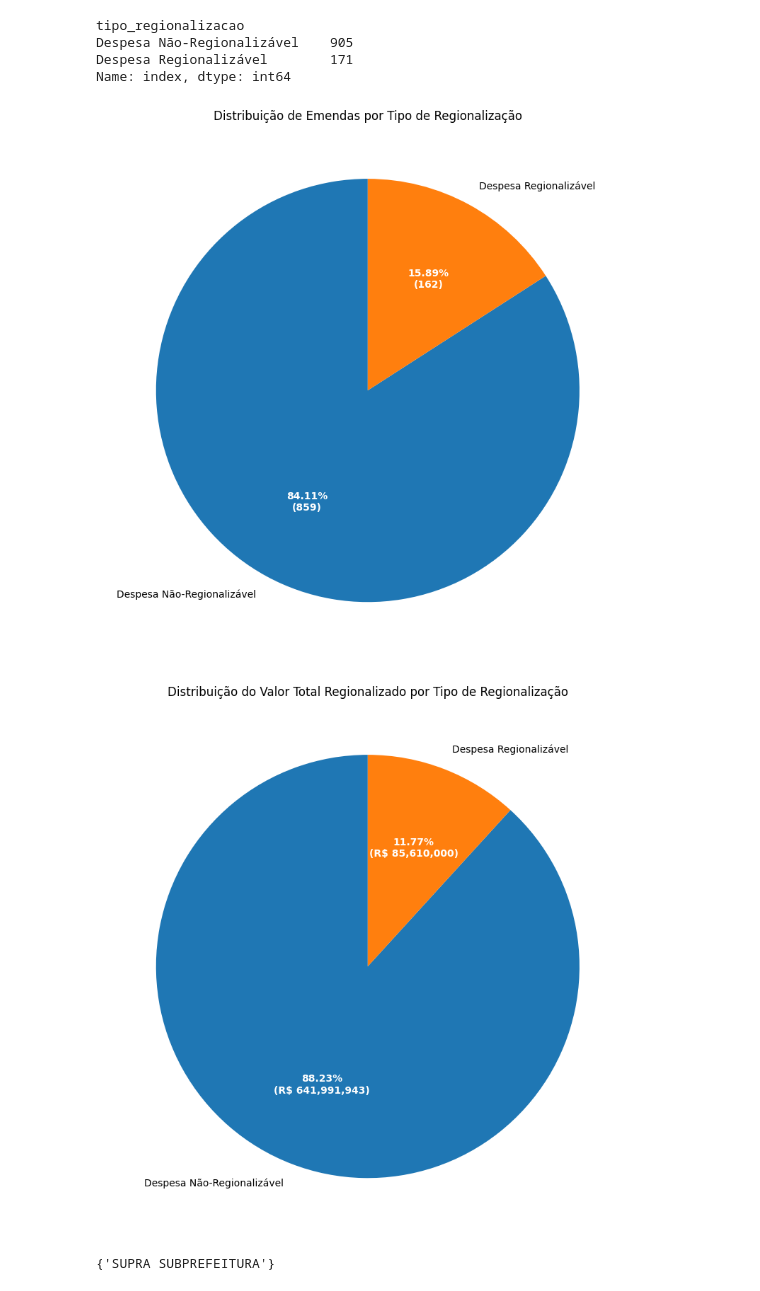
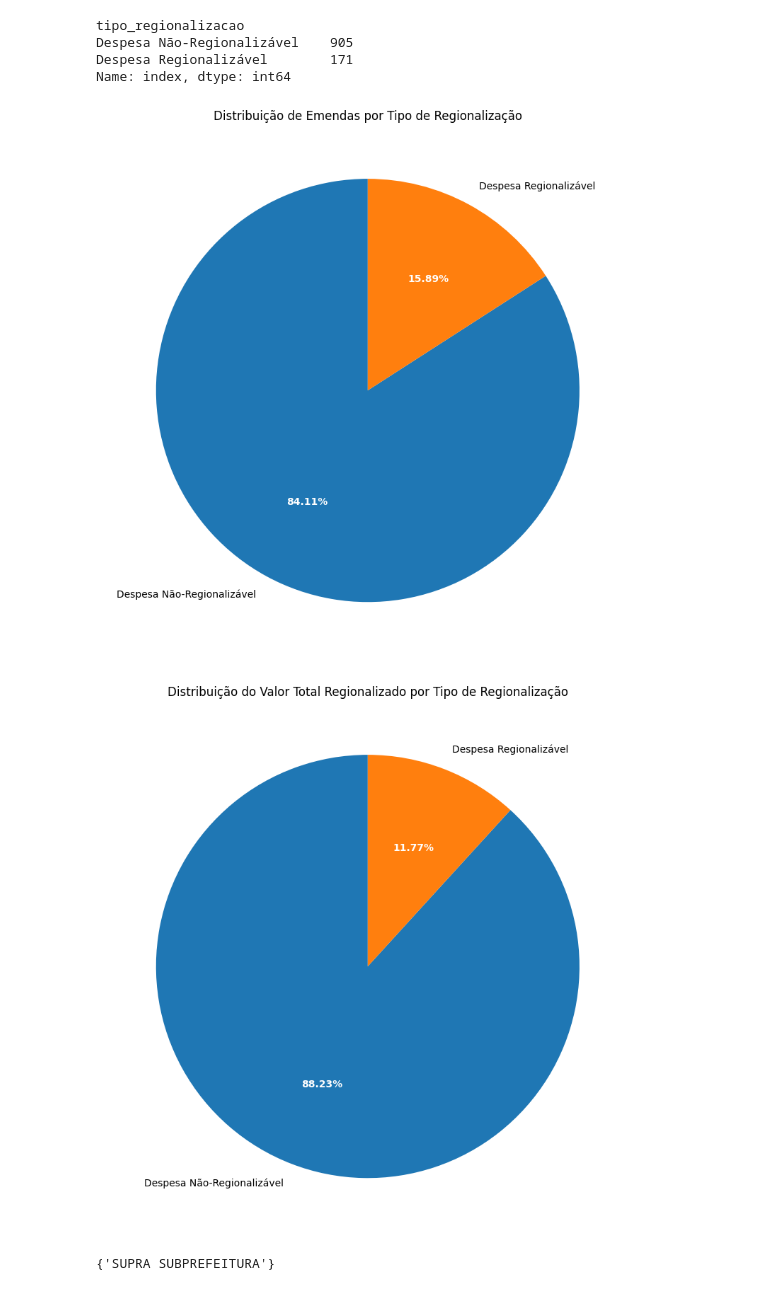
Before and after one commit to h-pgy/artigo_regionalizacao_emendas, a Jupyter notebook: 06_analise_exploratoria_de_dados.ipynb, the cells around one changed output. Saved outputs shown, nothing was run; the diff lists cells and outputs as text; code cells hidden in the pictures.

```diff
--- a/06_analise_exploratoria_de_dados.ipynb
+++ b/06_analise_exploratoria_de_dados.ipynb
@@ -283,7 +302,7 @@ fig, ax = plt.subplots(figsize=(8, 8))
 wedges, texts, autotexts = ax.pie(
     data,
     labels=data.index,
-    autopct=lambda pct: f'{pct:.2f}%\n({round(pct * total_emendas / 100):,})',  # Corrigido para evitar erro de arredondamento
+    autopct=lambda pct: f'{pct:.2f}%',  # Corrigido para evitar erro de arredondamento
     startangle=90,
     colors=plt.cm.tab10.colors
 )
@@ -298,33 +317,33 @@ save_graph(fig, 'grafico_pizza_tipo_regionalizacao.png')
 
 plt.show()
 # %% [output]
-[figure, old version]
+[figure, new version]
 # %%
 # Agrupa os dados por tipo de regionalização e calcula o valor total regionalizado
 data = df.groupby('tipo_regionalizacao')['valor_orcado'].sum()
 total_valor = data.sum()
 
 # Cria o gráfico de pizza
 fig, ax = plt.subplots(figsize=(8, 8))
 wedges, texts, autotexts = ax.pie(
     data,
     labels=data.index,
-    autopct=lambda pct: f'{pct:.2f}%\n(R$ {round(pct * total_valor / 100):,})',
+    autopct=lambda pct: f'{pct:.2f}%',
     startangle=90,
     colors=plt.cm.tab10.colors
 )
 
 # Configurações adicionais
 ax.set_title('Distribuição do Valor Total Regionalizado por Tipo de Regionalização')
 plt.setp(autotexts, size=10, weight='bold', color='white')
 plt.tight_layout()
 
 # Salva o gráfico
 save_graph(fig, 'grafico_pizza_valor_total_regionalizado.png')
 
 plt.show()
 # %% [output]
-[figure, old version]
+[figure, new version]
 # %%
 # Padroniza os nomes para maiúsculas e remove espaços extras
 df['desc_subprefeitura'] = df['desc_subprefeitura'].str.replace('Subprefeitura ', '')
```
Also changed, not shown: parts of 1 cell of this notebook, 3 other files.
